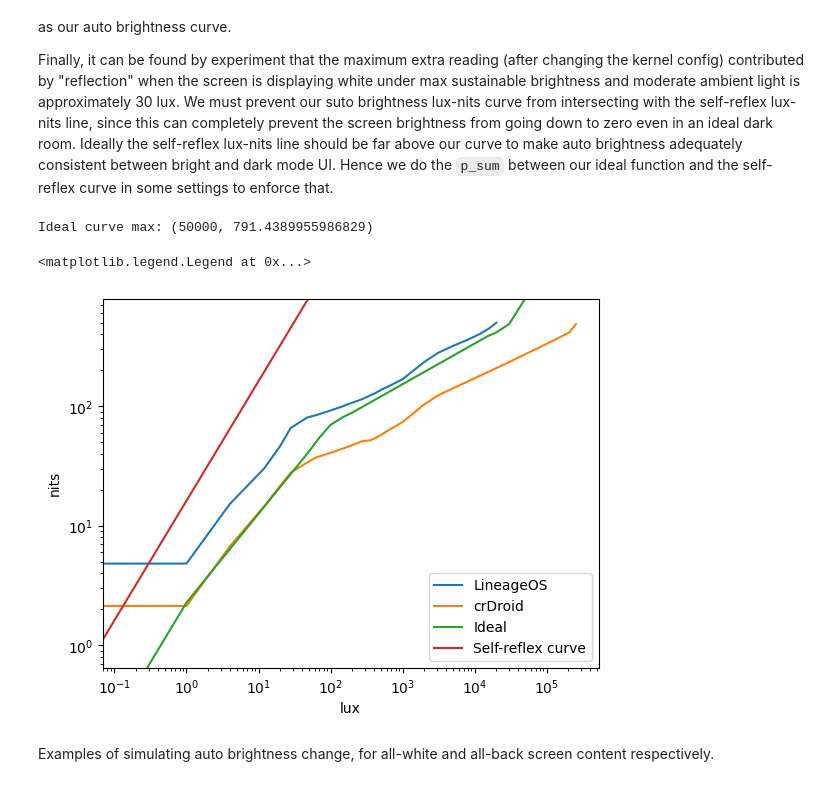
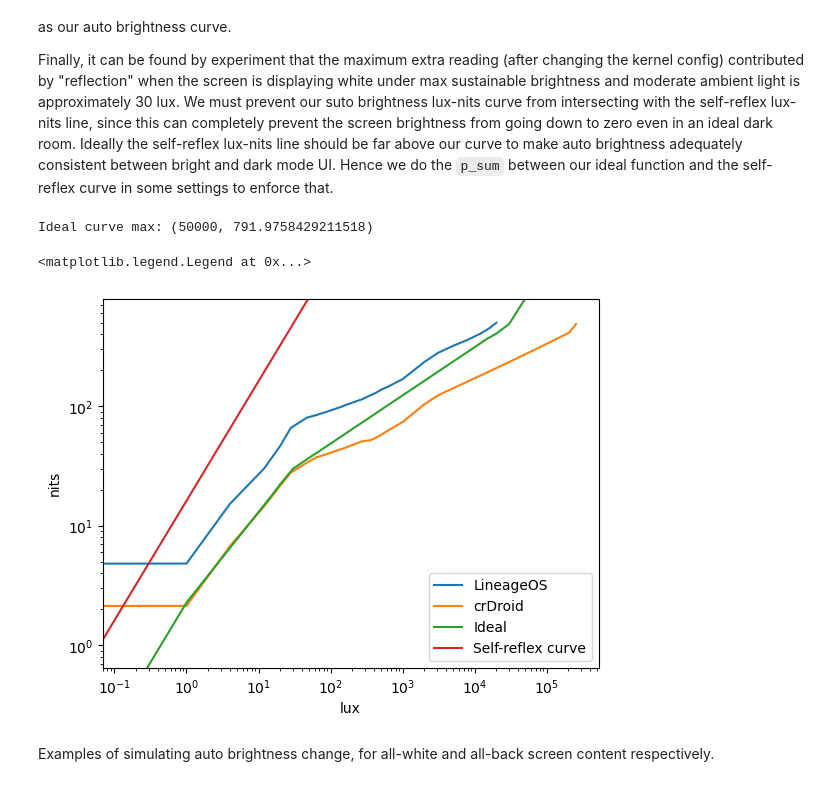
Before and after one commit to yezhiyi9670-aosp-forks/shared-android_device_oneplus_lemonades, a Jupyter notebook: docs/brightness_remap_calculations/calc.ipynb, the cells around one changed output. Drawn from its saved outputs; the diff is of its cells as text; code cells hidden in the pictures.

```diff
--- a/docs/brightness_remap_calculations/calc.ipynb
+++ b/docs/brightness_remap_calculations/calc.ipynb
@@ -514,36 +514,36 @@ def curve_topoff(xs, ys, max_y, keep_tail = False):
 ideal_auto_lux, ideal_auto_nits = make_ideal_lux_nits(lambda item:
     # p_sum(
         log_splend(
             item,
             0.08,
             (1, list_to_list_linear_map(9, oos_register_key_points, oos_nits_key_points)),
-            (100, 70),
+            (30, 30),
             (30000, max_sustainable_nits),
             (50000, max_hbm_nits),
         )
     #     , item * 0.5 / max_sustainable_reflex_lux * max_sustainable_nits,
     #     -1
     # )
 )
 plt.plot(ideal_auto_lux, ideal_auto_nits, label='Ideal')
 print(f'Ideal curve max: ({max(*ideal_auto_lux)}, {max(*ideal_auto_nits)})')
 
 auto_lux = ideal_auto_lux
 auto_nits = ideal_auto_nits
 plt.xscale('log')
 plt.yscale('log')
 plt.xlabel('lux')
 plt.ylabel('nits')
 plt.ylim(0, max_hbm_nits)
 
 auto_reflex_white_lux = [item / max_sustainable_nits * max_sustainable_reflex_lux for item in auto_nits]
 auto_reflex_black_lux = [0.0 for item in auto_nits]
 plt.plot(auto_reflex_white_lux, auto_nits, label='Self-reflex curve')
 plt.legend()
 # %% [output]
-Ideal curve max: (50000, 791.4389955986829)
+Ideal curve max: (50000, 791.9758429211518)
 <matplotlib.legend.Legend at 0x...>
-[figure, old version]
+[figure, new version]
 # %% [markdown]
 Examples of simulating auto brightness change, for all-white and all-back screen content respectively.
 # %%
```
Also changed, not shown: parts of 4 cells of this notebook, 2 other files.
